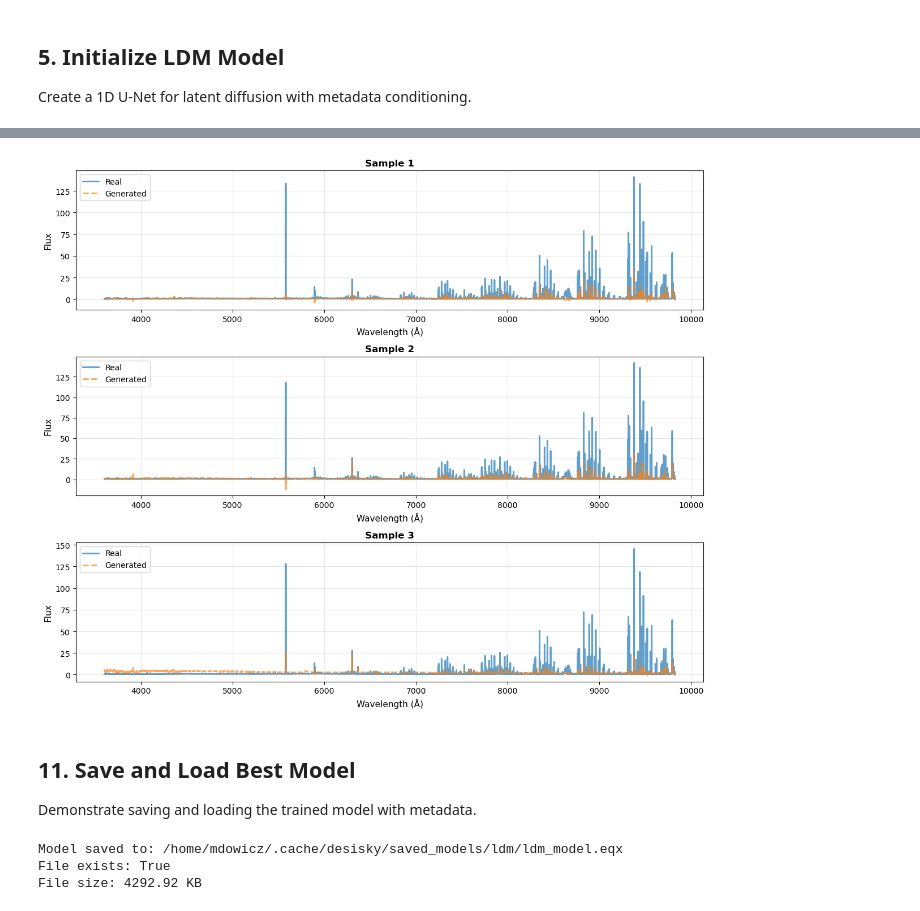
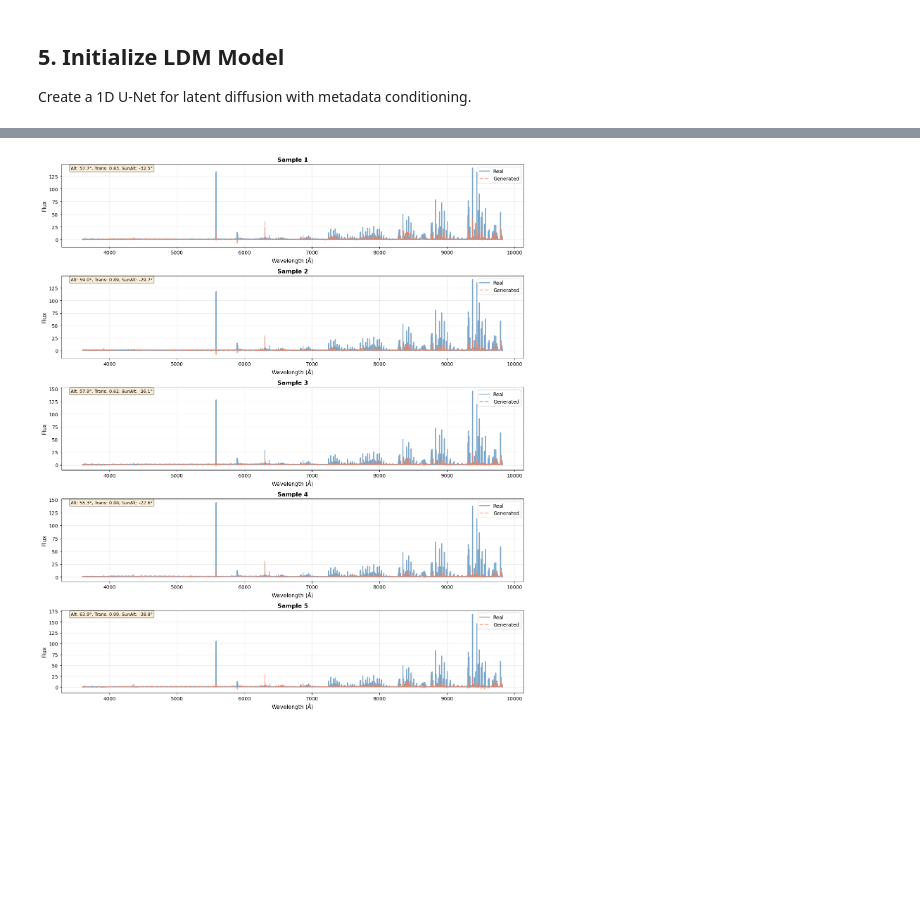
Before and after one commit to MatthewDowicz/desisky, a Jupyter notebook: examples/06_ldm_training.ipynb, the cells around one changed output, grey strips where cells are left out. Cells and saved outputs as stored; diff of their text form; code cells hidden in the pictures; blank space fills up the shorter version.

```diff
--- a/examples/06_ldm_training.ipynb
+++ b/examples/06_ldm_training.ipynb
@@ -160,6 +152,6 @@ Latent shape: (3362, 8)
 # %%
-# Add channel dimension: (N, latent_dim) -> (N, 1, latent_dim) for 1D convolutions
-latents_with_channel = np.array(results['latent'][:, None, :])
+# Add channel dimension for 1D convolutions: (N, latent_dim) -> (N, 1, latent_dim)
+latents_with_channel = np.array(latents[:, None, :])
 
 # Create PyTorch dataset
 dataset = TensorDataset(
@@ -167,20 +159,20 @@ dataset = TensorDataset(
     torch.from_numpy(conditioning.astype(np.float32))
 )
 
-# 90/10 train/test split
+# 90/10 train/validation split
 dataset_size = len(dataset)
 train_size = int(0.9 * dataset_size)
-test_size = dataset_size - train_size
+val_size = dataset_size - train_size
 
 generator = torch.Generator().manual_seed(42)
-train_set, test_set = random_split(dataset, [train_size, test_size], generator=generator)
+train_set, val_set = random_split(dataset, [train_size, val_size], generator=generator)
 
 # Create data loaders
 batch_size = 64
 train_loader = NumpyLoader(train_set, batch_size=batch_size, shuffle=True)
-test_loader = NumpyLoader(test_set, batch_size=batch_size, shuffle=False)
+val_loader = NumpyLoader(val_set, batch_size=batch_size, shuffle=False)
 
 print(f"Training set: {len(train_set):,} samples ({len(train_loader)} batches)")
-print(f"Test set: {len(test_set):,} samples ({len(test_loader)} batches)")
+print(f"Validation set: {len(val_set):,} samples ({len(val_loader)} batches)")
 # %% [output]
 Training set: 3,025 samples (48 batches)
@@ -612,40 +371,32 @@ Test conditioning:
 # %%
-# Plot generated vs. real spectra
-real_spectra = flux[train_size:train_size+3]
-
-fig, axes = plt.subplots(3, 1, figsize=(12, 10))
+# Visualize generated vs real spectra
+fig, axes = plt.subplots(5, 1, figsize=(14, 16))
 
 for i, ax in enumerate(axes):
-    ax.plot(wavelength, real_spectra[i], label='Real', linewidth=2, alpha=0.7)
-    ax.plot(wavelength, generated_spectra[i], label='Generated',
-            linewidth=2, alpha=0.7, linestyle='--')
+    real = flux[train_size + i]
+    generated = generated_spectra[i]
+
+    ax.plot(wavelength, real, label='Real', linewidth=2, alpha=0.7, color='steelblue')
+    ax.plot(wavelength, generated, label='Generated',
+            linewidth=2, alpha=0.7, linestyle='--', color='coral')
+
+    # Show conditioning values
+    cond_str = (
+        f"Alt: {val_conditioning[i][0]:.1f}°, "
+        f"Trans: {val_conditioning[i][1]:.2f}, "
+        f"SunAlt: {val_conditioning[i][2]:.1f}°"
+    )
+    ax.text(0.02, 0.98, cond_str, transform=ax.transAxes,
+            verticalalignment='top', fontsize=9,
+            bbox=dict(boxstyle='round', facecolor='wheat', alpha=0.5))
+
     ax.set_xlabel('Wavelength (Å)', fontsize=11)
     ax.set_ylabel('Flux', fontsize=11)
     ax.set_title(f'Sample {i+1}', fontsize=12, fontweight='bold')
-    ax.legend()
+    ax.legend(fontsize=10)
     ax.grid(True, alpha=0.3)
 
 plt.tight_layout()
 plt.show()
 # %% [output]
-[figure, old version]
+[figure, new version]
-# %% [markdown]
-## 11. Save and Load Best Model
-
-Demonstrate saving and loading the trained model with metadata.
-# %%
-from pathlib import Path
-
-# The best model was automatically saved during training
-save_dir = Path.home() / ".cache" / "desisky" / "saved_models" / "ldm"
-save_path = save_dir / f"{config.run_name}.eqx"
-
-print(f"Model saved to: {save_path}")
-print(f"File exists: {save_path.exists()}")
-
-if save_path.exists():
-    print(f"File size: {save_path.stat().st_size / 1024:.2f} KB")
-# %% [output]
-Model saved to: /home/mdowicz/.cache/desisky/saved_models/ldm/ldm_model.eqx
-File exists: True
-File size: 4292.92 KB
```
Also changed, not shown: parts of 37 cells of this notebook.
